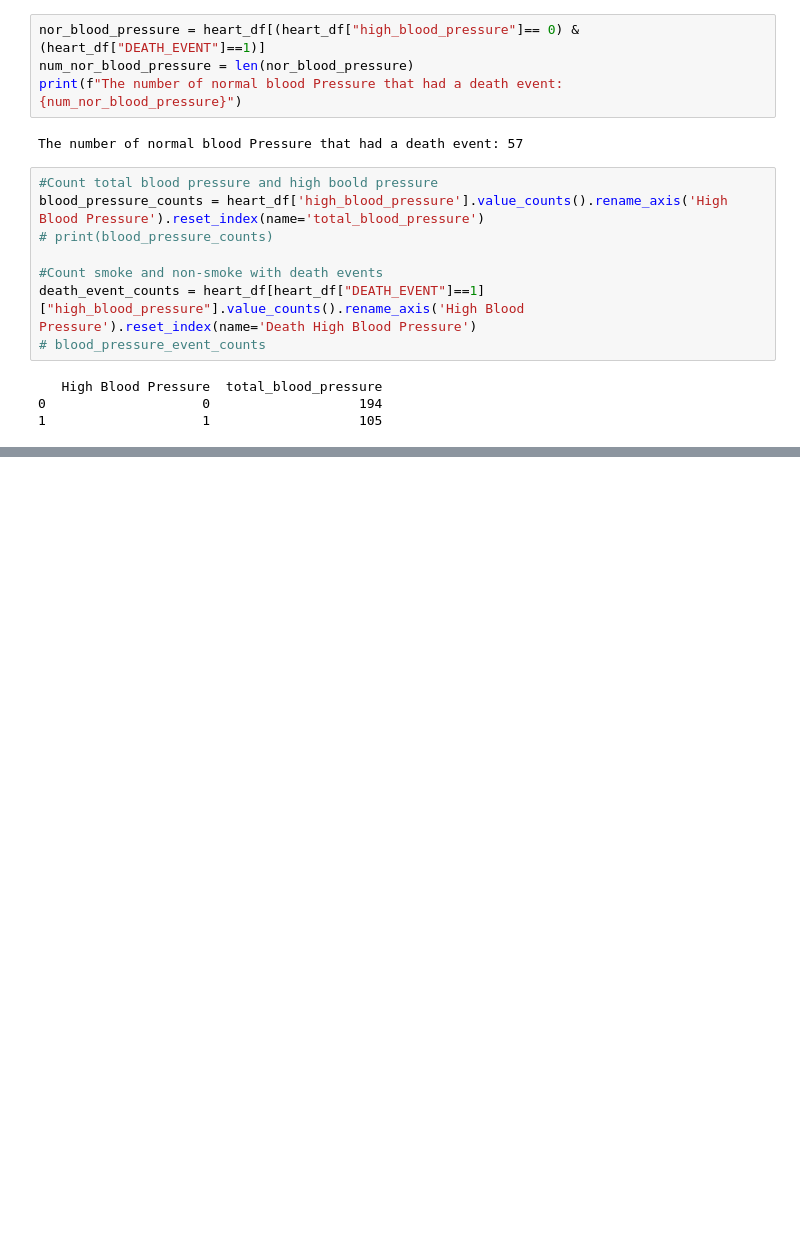
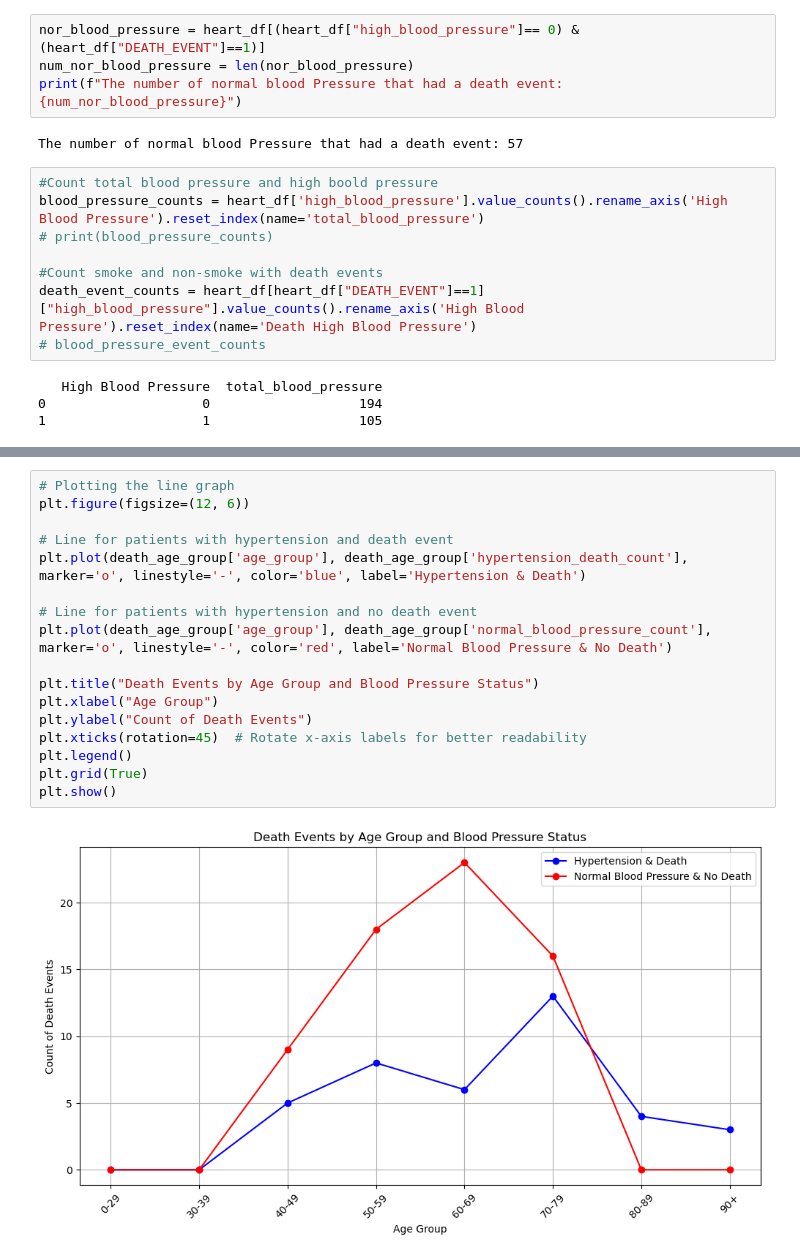
Before and after one commit to faiyted/Project-Cardiac-Disease, a Jupyter notebook: Chen-project.ipynb, the cells around one changed output, grey strips where cells are left out. Drawn from its saved outputs; the diff is of its cells as text; blank space fills up the shorter version.

```diff
--- a/Chen-project.ipynb
+++ b/Chen-project.ipynb
@@ -127,3 +173,22 @@ death_age_group
 | 5 | 70-79 | 13 | 16 |
 | 6 | 80-89 | 4 | 0 |
 | 7 | 90+ | 3 | 0 |
+# %%
+# Plotting the line graph
+plt.figure(figsize=(12, 6))
+
+# Line for patients with hypertension and death event
+plt.plot(death_age_group['age_group'], death_age_group['hypertension_death_count'], marker='o', linestyle='-', color='blue', label='Hypertension & Death')
+
+# Line for patients with hypertension and no death event
+plt.plot(death_age_group['age_group'], death_age_group['normal_blood_pressure_count'], marker='o', linestyle='-', color='red', label='Normal Blood Pressure & No Death')
+
+plt.title("Death Events by Age Group and Blood Pressure Status")
+plt.xlabel("Age Group")
+plt.ylabel("Count of Death Events")
+plt.xticks(rotation=45)  # Rotate x-axis labels for better readability
+plt.legend()
+plt.grid(True)
+plt.show()
+# %% [output]
+[figure, added]
```
Also changed, not shown: parts of 6 cells of this notebook, 2 other files.
